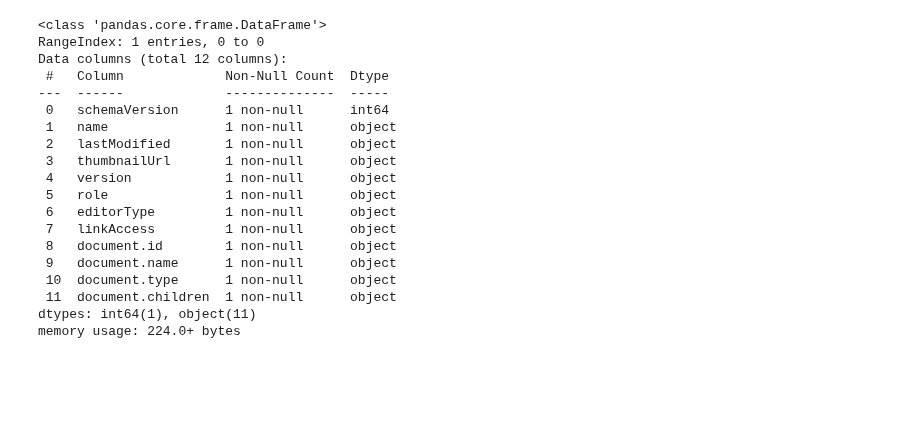
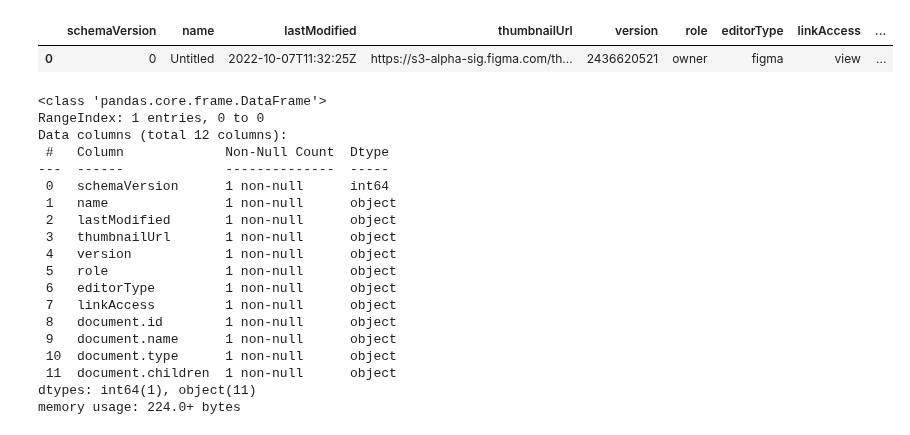
Before and after one commit to Madhurange/HandOff-X, a Jupyter notebook: Test.ipynb, the cells around one changed output. Drawn from its saved outputs; the diff is of its cells as text; code cells hidden in the pictures; blank space fills up the shorter version.

```diff
--- a/Test.ipynb
+++ b/Test.ipynb
@@ -9,10 +9,14 @@ import seaborn as sns
 import json
 # %%
 #data = pd.read_json('Celcius.figma.dump.json')
-with open('data/CashApp.figma.dump.json','r') as f:
+with open('data/Asana.figma.dump.json','r') as f:
   data = json.loads(f.read())
 
 df = pd.json_normalize(data)
+df
+# %% [output]
+|  | schemaVersion | name | lastModified | thumbnailUrl | version | role | editorType | linkAccess | ... |
+| 0 | 0 | Untitled | 2022-10-07T11:32:25Z | https://s3-alpha-sig.figma.com/th... | 2436620521 | owner | figma | view | ... |
 # %%
 df.info()
 # %% [output]
```
Also changed, not shown: parts of 8 cells of this notebook.
